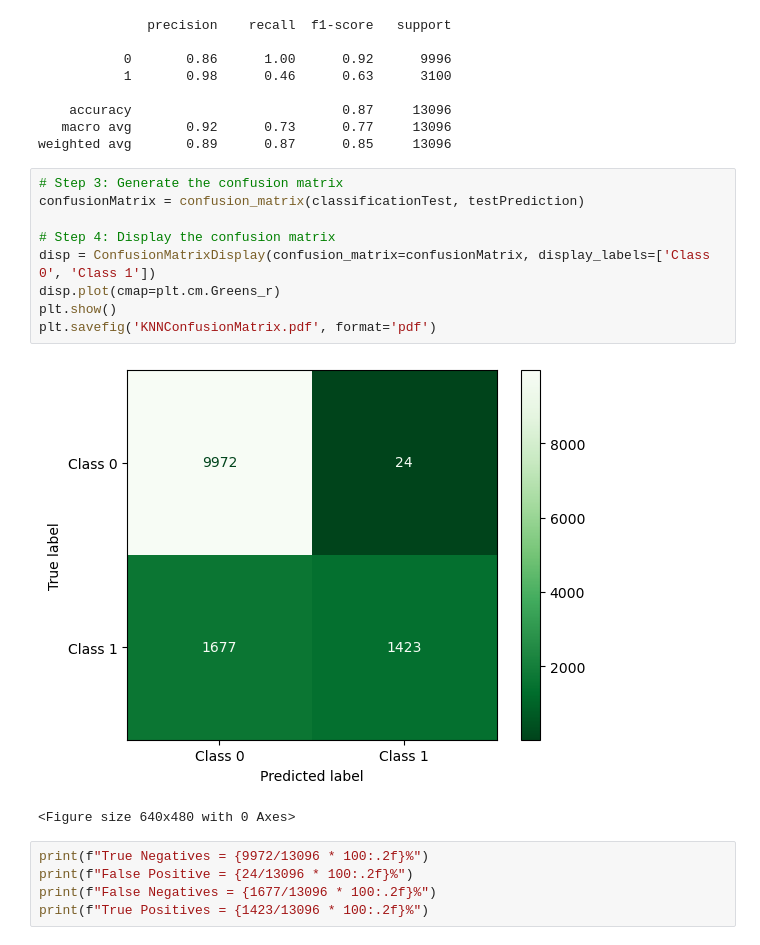
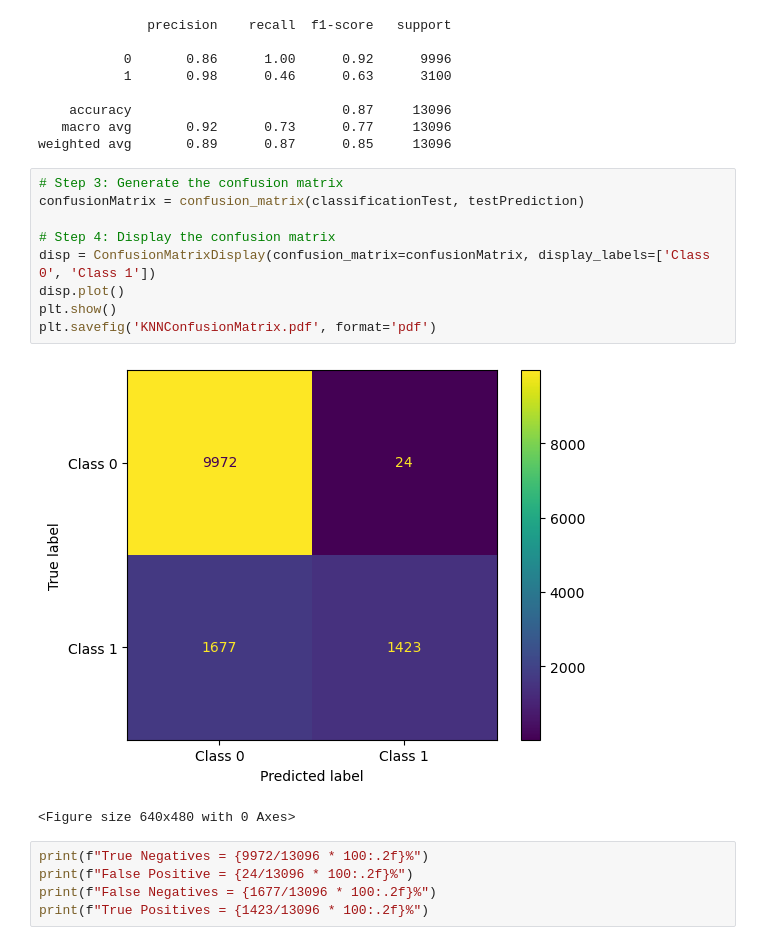
Before and after one commit to danez13/MLFinalProject, a Jupyter notebook: PedroMLProject/PythonNotebook/KNN.ipynb, the cells around one changed output. Drawn from its saved outputs; the diff is of its cells as text.

```diff
--- a/PedroMLProject/PythonNotebook/KNN.ipynb
+++ b/PedroMLProject/PythonNotebook/KNN.ipynb
@@ -494,14 +494,14 @@ weighted avg       0.89      0.87      0.85     13096
 # %%
 # Step 3: Generate the confusion matrix
 confusionMatrix = confusion_matrix(classificationTest, testPrediction)
 
 # Step 4: Display the confusion matrix
 disp = ConfusionMatrixDisplay(confusion_matrix=confusionMatrix, display_labels=['Class 0', 'Class 1'])
-disp.plot(cmap=plt.cm.Greens_r)
+disp.plot()
 plt.show()
 plt.savefig('KNNConfusionMatrix.pdf', format='pdf')
 # %% [output]
-[figure, old version]
+[figure, new version]
 <Figure size 640x480 with 0 Axes>
 # %%
 print(f"True Negatives = {9972/13096 * 100:.2f}%")
```
Also changed, not shown: 2 other files.
